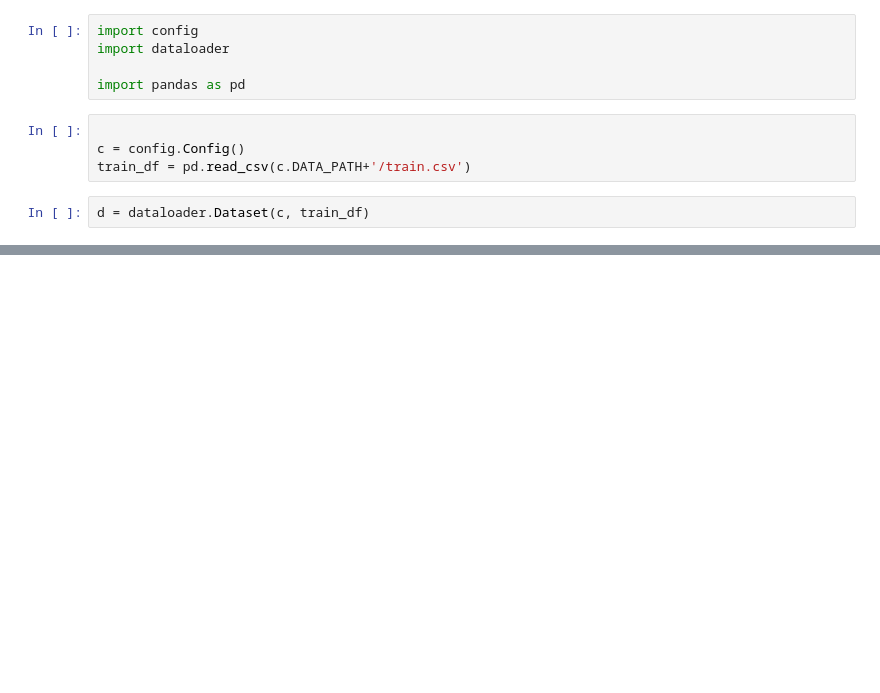
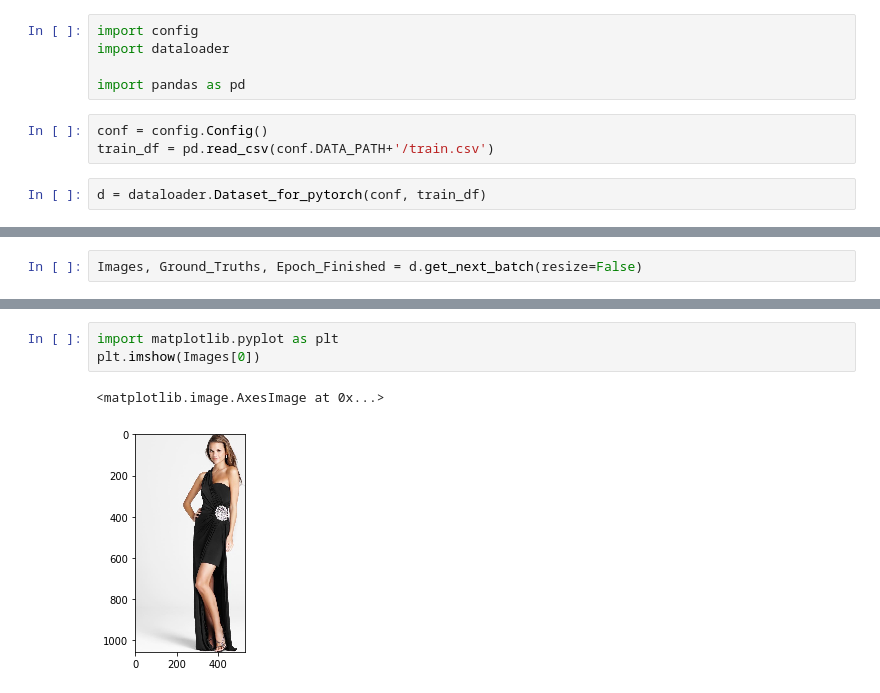
Before and after one commit to jay-chakalasiya/iMaterialist-Fashion-2020-at-FGVC7, a Jupyter notebook: main.ipynb, the cells around one changed output, grey strips where cells are left out. Cells and saved outputs as stored; diff of their text form; blank space fills up the shorter version.

Commit message:
Final Dataloader

```diff
--- a/main.ipynb
+++ b/main.ipynb
@@ -4,8 +4,7 @@ import dataloader
 
 import pandas as pd
 # %%
-
-c = config.Config()
-train_df = pd.read_csv(c.DATA_PATH+'/train.csv')
+conf = config.Config()
+train_df = pd.read_csv(conf.DATA_PATH+'/train.csv')
 # %%
-d = dataloader.Dataset(c, train_df)
+d = dataloader.Dataset_for_pytorch(conf, train_df)
@@ -18,0 +11,2 @@ a,b,c = d.get_next_batch()
+# %%
+Images, Ground_Truths, Epoch_Finished = d.get_next_batch(resize=False)
@@ -18,0 +40,6 @@ a,b,c = d.get_next_batch()
+# %%
+import matplotlib.pyplot as plt
+plt.imshow(Images[0])
+# %% [output]
+<matplotlib.image.AxesImage at 0x...>
+[figure, added]
```
Also changed, not shown: parts of 7 cells of this notebook, 1 other file.
